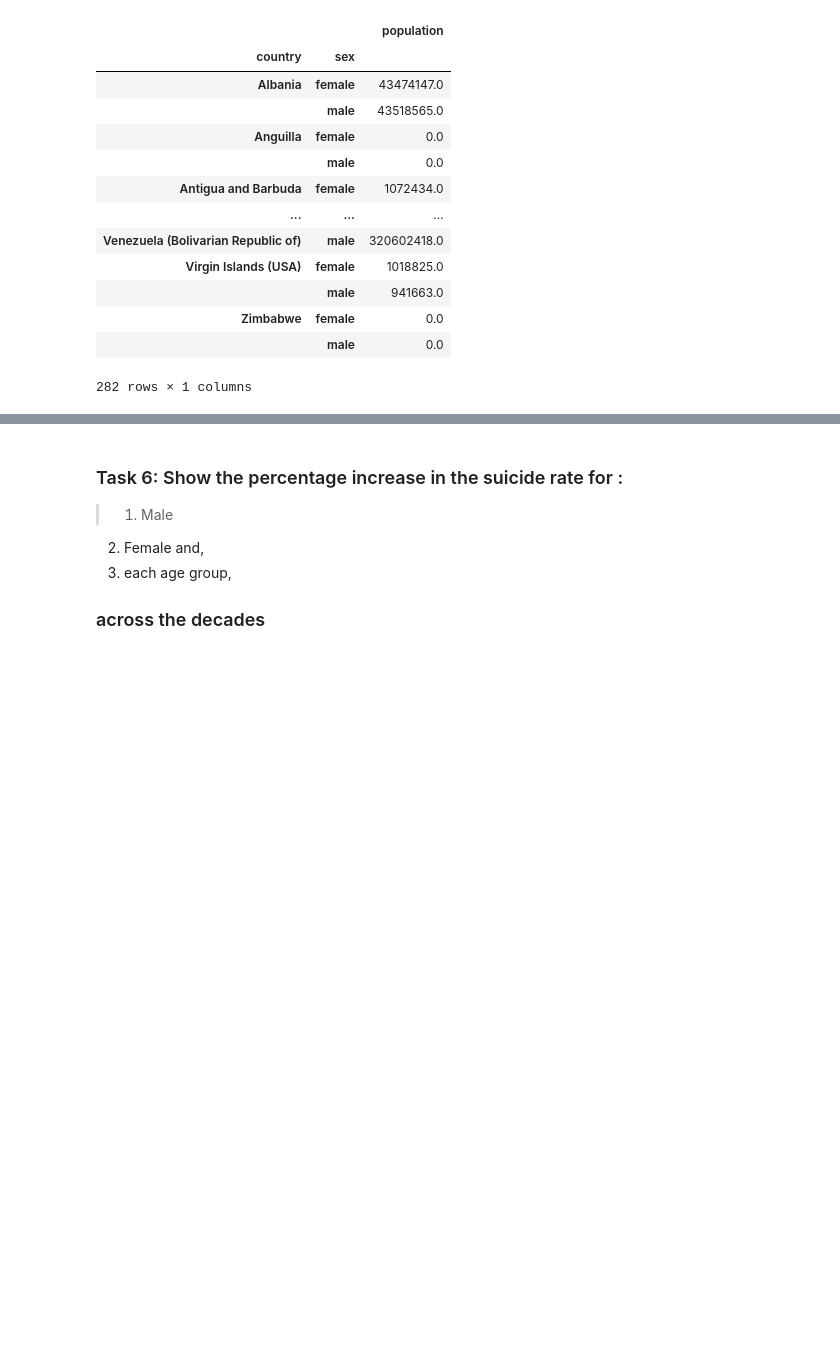
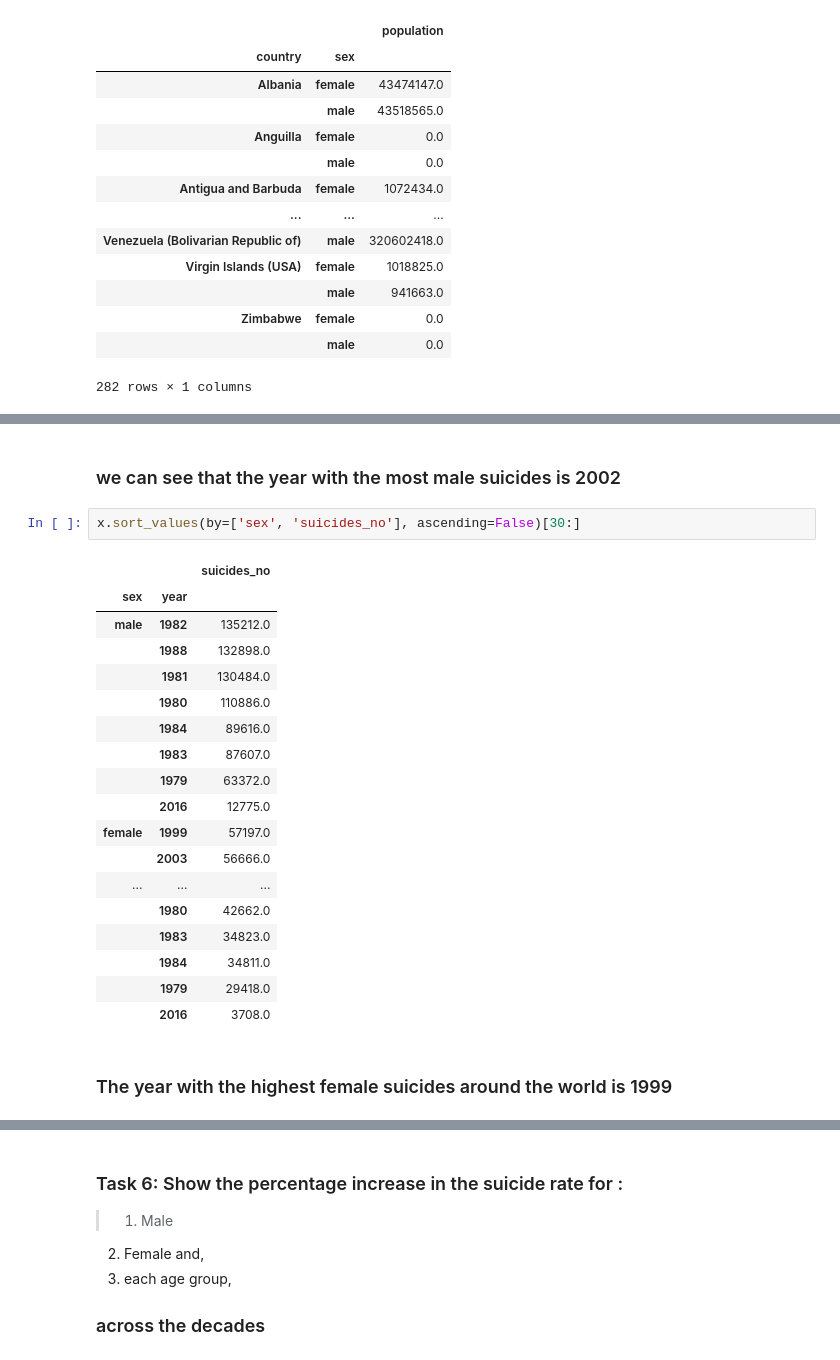
Before and after one commit to HamoyeHQ/14-suicide-cases, a Jupyter notebook: model/Dataview.ipynb, the cells around one changed output, grey strips where cells are left out. Cells and saved outputs as stored; diff of their text form; blank space fills up the shorter version.

```diff
--- a/model/Dataview.ipynb
+++ b/model/Dataview.ipynb
@@ -123,0 +186,25 @@ fig.show()
+# %% [markdown]
+### we can see that the year with the most male suicides is 2002
+# %%
+x.sort_values(by=['sex', 'suicides_no'], ascending=False)[30:]
+# %% [output]
+|  |  | suicides_no |
+| sex | year |  |
+| male | 1982 | 135212.0 |
+|  | 1988 | 132898.0 |
+|  | 1981 | 130484.0 |
+|  | 1980 | 110886.0 |
+|  | 1984 | 89616.0 |
+|  | 1983 | 87607.0 |
+|  | 1979 | 63372.0 |
+|  | 2016 | 12775.0 |
+| female | 1999 | 57197.0 |
+|  | 2003 | 56666.0 |
+| ... | ... | ... |
+|  | 1980 | 42662.0 |
+|  | 1983 | 34823.0 |
+|  | 1984 | 34811.0 |
+|  | 1979 | 29418.0 |
+|  | 2016 | 3708.0 |
+# %% [markdown]
+### The year with the highest female suicides around the world is 1999
```
Also changed, not shown: parts of 27 cells of this notebook.
